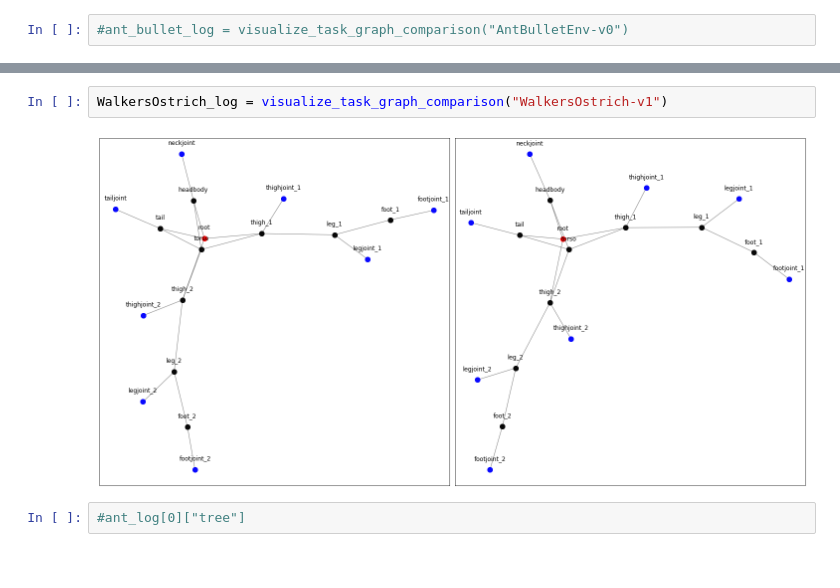
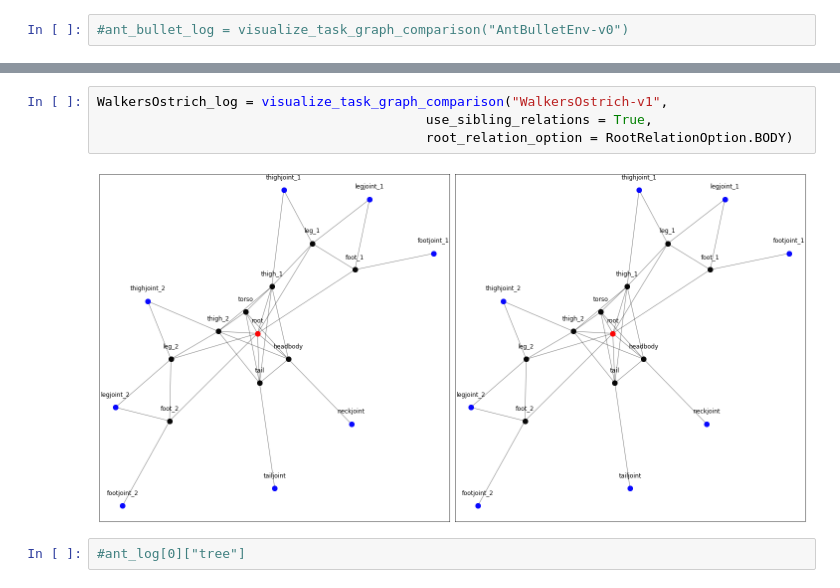
Before and after one commit to HannesStark/gnn-reinforcement-learning, a Jupyter notebook: playground/graph_visualization/robot_graph_visualization-comparision.ipynb, the cells around one changed output, grey strips where cells are left out. Drawn from its saved outputs; the diff is of its cells as text.

```diff
--- a/playground/graph_visualization/robot_graph_visualization-comparision.ipynb
+++ b/playground/graph_visualization/robot_graph_visualization-comparision.ipynb
@@ -126,7 +176,9 @@ WalkersKangaroo_log = visualize_task_graph_comparison("WalkersKangaroo-v1")
 # %%
-WalkersOstrich_log = visualize_task_graph_comparison("WalkersOstrich-v1")
+WalkersOstrich_log = visualize_task_graph_comparison("WalkersOstrich-v1",
+                                          use_sibling_relations = True,
+                                          root_relation_option = RootRelationOption.BODY)
 # %% [output]
-[figure, old version]
+[figure, new version]
 # %%
 #ant_log[0]["tree"]
 # %%
```
Also changed, not shown: parts of 16 cells of this notebook, 4 other files.
